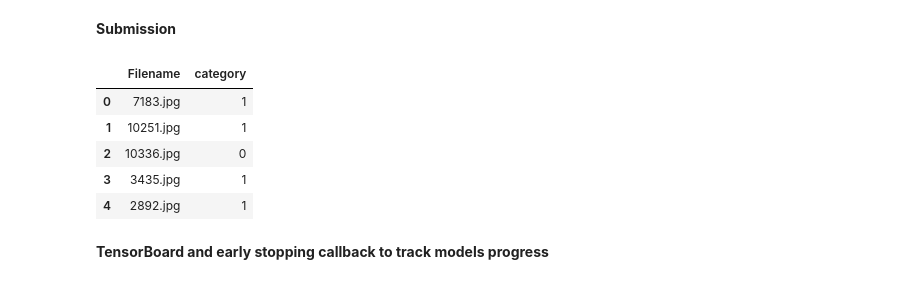
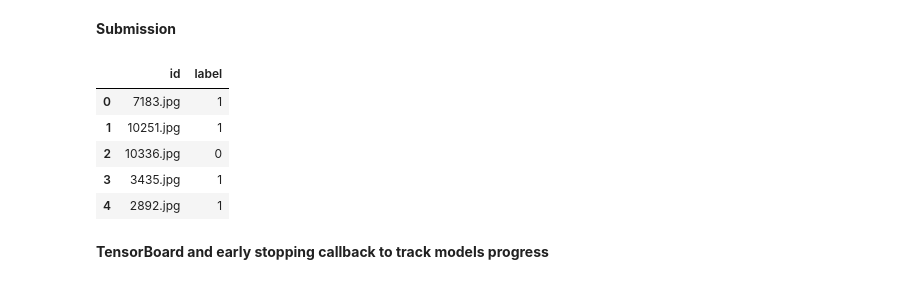
Before and after one commit to hardeybisey/Dog_Cat_Image_Classification, a Jupyter notebook: dog-cat-classification-with-CNN.ipynb, the cells around one changed output. Saved outputs shown, nothing was run; the diff lists cells and outputs as text; code cells hidden in the pictures.

```diff
--- a/dog-cat-classification-with-CNN.ipynb
+++ b/dog-cat-classification-with-CNN.ipynb
@@ -407,14 +409,14 @@ test_pred = loaded_model.predict(test_data)
 # %% [markdown]
 **Submission**
 # %%
-data = {'Filename':test_dir,
-        'category': [get_pred_label((i,x)) for i,x in test_pred]}
+data = {'id':test_dir,
+        'label': [get_pred_label((i,x)) for i,x in test_pred]}
 df = pd.DataFrame(data)
-df['Filename'] = df['Filename'].map(lambda x : x.split('/')[3])
-df['category'] = df['category'].map({'cat': 0, 'dog': 1})
+df['id'] = df['id'].map(lambda x : x.split('/')[3])
+df['label'] = df['label'].map({'cat': 0, 'dog': 1})
 df.head()
 # %% [output]
-|  | Filename | category |
+|  | id | label |
 | 0 | 7183.jpg | 1 |
 | 1 | 10251.jpg | 1 |
 | 2 | 10336.jpg | 0 |
```
Also changed, not shown: parts of 2 cells of this notebook.
